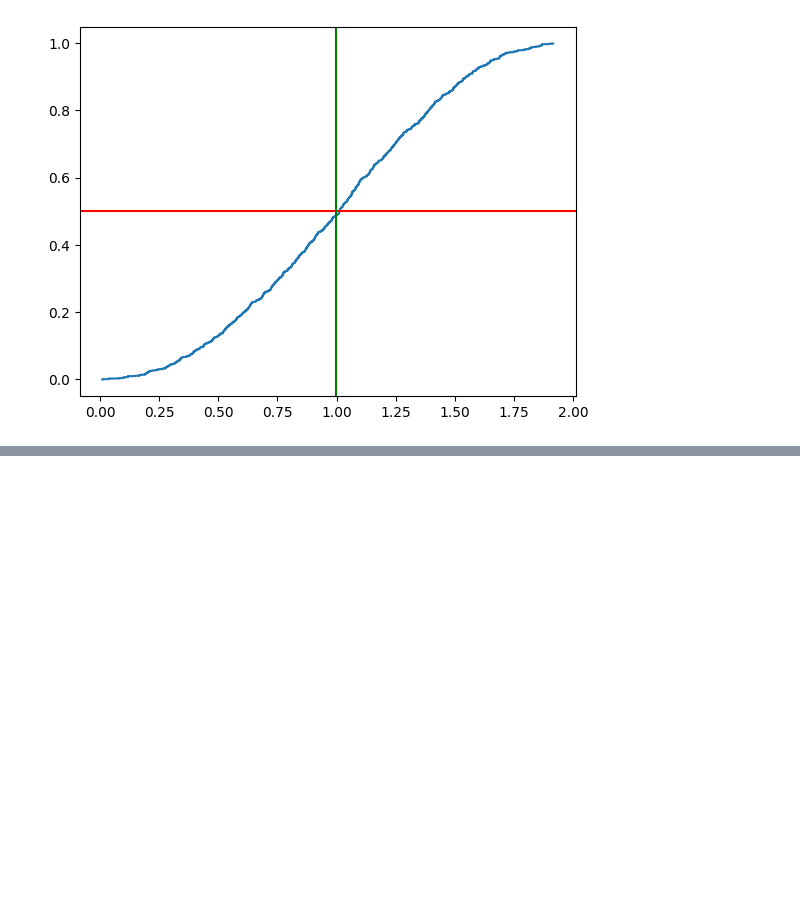
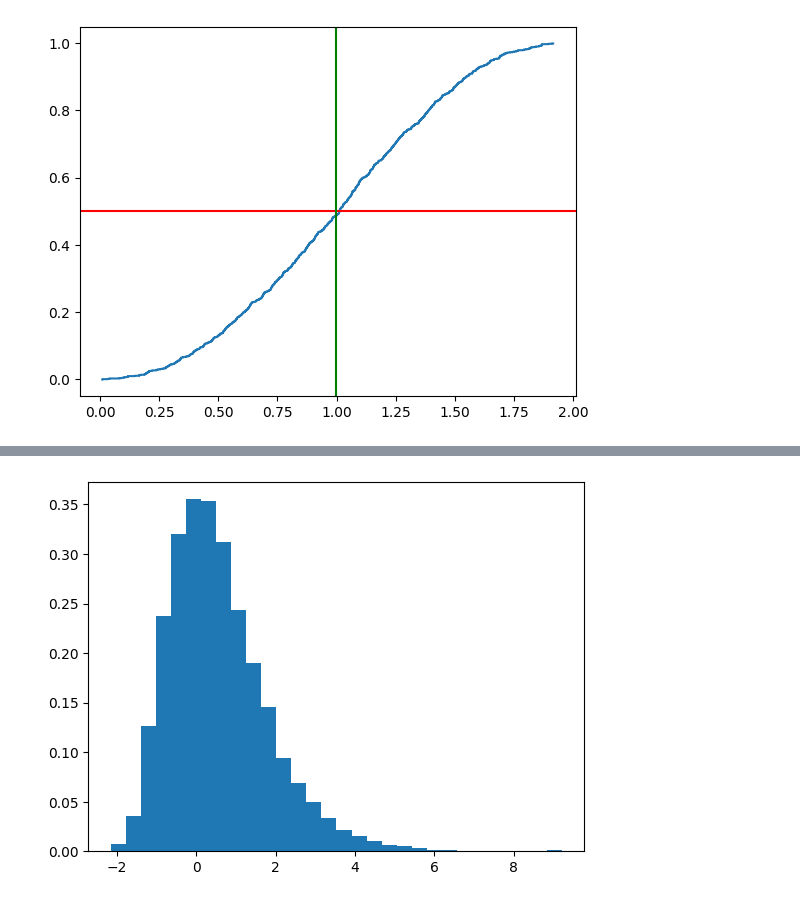
Before and after one commit to LuisManuelCatzoliSoriano/Simulacion-I, a Jupyter notebook: DTriangular.ipynb, the cells around one changed output, grey strips where cells are left out. Saved outputs shown, nothing was run; the diff lists cells and outputs as text; code cells hidden in the pictures; blank space fills up the shorter version.

```diff
--- a/DTriangular.ipynb
+++ b/DTriangular.ipynb
@@ -46,0 +67,15 @@ plt.axvline(x=media, color='green')
+# %%
+def gu(n):
+    lis=[]
+    for i in range(n):
+        u=r.random()
+        x=-np.log(-np.log(u))
+        lis.append(x)
+    return lis
+# %%
+g=gu(10000)
+# %%
+plt.hist(g, bins=30, density=True)
+plt.show()
+# %% [output]
+[figure, added]
```
Also changed, not shown: parts of 6 cells of this notebook.
